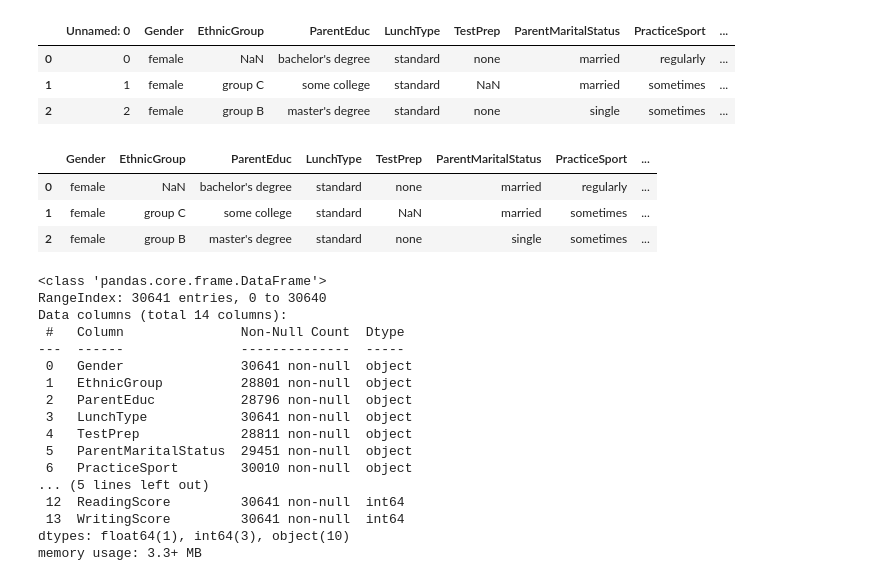
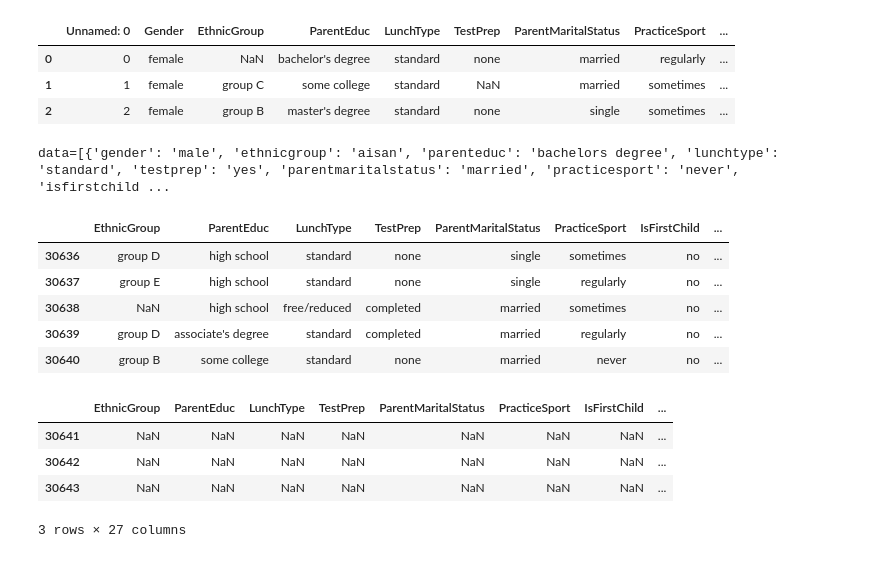
Before and after one commit to sonmarttt/ExamPred, a Jupyter notebook: prep.ipynb, the cells around one changed output. Drawn from its saved outputs; the diff is of its cells as text; code cells hidden in the pictures.

```diff
--- a/prep.ipynb
+++ b/prep.ipynb
@@ -11,6 +11,7 @@ from sklearn.linear_model import LinearRegression
 from sklearn import svm
 from sklearn.ensemble import RandomForestRegressor
 from sklearn.svm import SVR
+from xgboost import XGBRegressor
 from sklearn.neural_network import MLPRegressor
 from sklearn.metrics import r2_score, mean_squared_error, mean_absolute_error, roc_auc_score
 import seaborn as sns
@@ -18,8 +19,7 @@ import seaborn as sns
 import warnings
 warnings.filterwarnings('ignore')
 
-##df = pd.read_csv("C:/Users/sonam/PycharmProjects/ExamPred/kaggle/input/students-exam-scores/Expanded_data_with_more_features.csv")
-df = pd.read_csv("C:/Users/tabas/OneDrive-VanierCollege/Documents/GitHub/ExamPred/kaggle/input/students-exam-scores/Expanded_data_with_more_features.csv")
+df = pd.read_csv("C:/Users/sonam/PycharmProjects/ExamPred/kaggle/input/students-exam-scores/Expanded_data_with_more_features.csv")
 df.info()
 # %% [output]
 <class 'pandas.core.frame.DataFrame'>
@@ -48,0 +57,6 @@ df.head(3)
+# %%
+#show the results
+response = supabase.table("examscore").select("*").execute()
+print(response)
+# %% [output]
+data=[{'gender': 'male', 'ethnicgroup': 'aisan', 'parenteduc': 'bachelors degree', 'lunchtype': 'standard', 'testprep': 'yes', 'parentmaritalstatus': 'married', 'practicesport': 'never', 'isfirstchild ...
@@ -49,28 +67,11 @@ df.head(3)
 # %%
 df.drop(df.columns[0], axis=1, inplace=True)
-df.head(3)
+df.tail(5)
+#this is the csv dataset by itself
 # %% [output]
-|  | Gender | EthnicGroup | ParentEduc | LunchType | TestPrep | ParentMaritalStatus | PracticeSport | ... |
-| 0 | female | NaN | bachelor's degree | standard | none | married | regularly | ... |
-| 1 | female | group C | some college | standard | NaN | married | sometimes | ... |
-| 2 | female | group B | master's degree | standard | none | single | sometimes | ... |
+|  | EthnicGroup | ParentEduc | LunchType | TestPrep | ParentMaritalStatus | PracticeSport | IsFirstChild | ... |
+| 30636 | group D | high school | standard | none | single | sometimes | no | ... |
+| 30637 | group E | high school | standard | none | single | regularly | no | ... |
+| 30638 | NaN | high school | free/reduced | completed | married | sometimes | no | ... |
+| 30639 | group D | associate's degree | standard | completed | married | regularly | no | ... |
+| 30640 | group B | some college | standard | none | married | never | no | ... |
-# %%
-df.info()
-# %% [output]
-<class 'pandas.core.frame.DataFrame'>
-RangeIndex: 30641 entries, 0 to 30640
-Data columns (total 14 columns):
- #   Column               Non-Null Count  Dtype
----  ------               --------------  -----
- 0   Gender               30641 non-null  object
- 1   EthnicGroup          28801 non-null  object
- 2   ParentEduc           28796 non-null  object
- 3   LunchType            30641 non-null  object
- 4   TestPrep             28811 non-null  object
- 5   ParentMaritalStatus  29451 non-null  object
- 6   PracticeSport        30010 non-null  object
-... (5 lines left out)
- 12  ReadingScore         30641 non-null  int64
- 13  WritingScore         30641 non-null  int64
-dtypes: float64(1), int64(3), object(10)
-memory usage: 3.3+ MB
@@ -77,3 +81,12 @@ memory usage: 3.3+ MB
+# %%
+#show the latest inserted values
+combined_df.tail(3)
+# %% [output]
+|  | EthnicGroup | ParentEduc | LunchType | TestPrep | ParentMaritalStatus | PracticeSport | IsFirstChild | ... |
+| 30641 | NaN | NaN | NaN | NaN | NaN | NaN | NaN | ... |
+| 30642 | NaN | NaN | NaN | NaN | NaN | NaN | NaN | ... |
+| 30643 | NaN | NaN | NaN | NaN | NaN | NaN | NaN | ... |
+3 rows × 27 columns
 # %%
 #Nr of siblings can't be a float so, Let's change its type to int
 df['NrSiblings'] = df['NrSiblings'].astype(pd.Int64Dtype())
```
Also changed, not shown: parts of 16 cells of this notebook.
